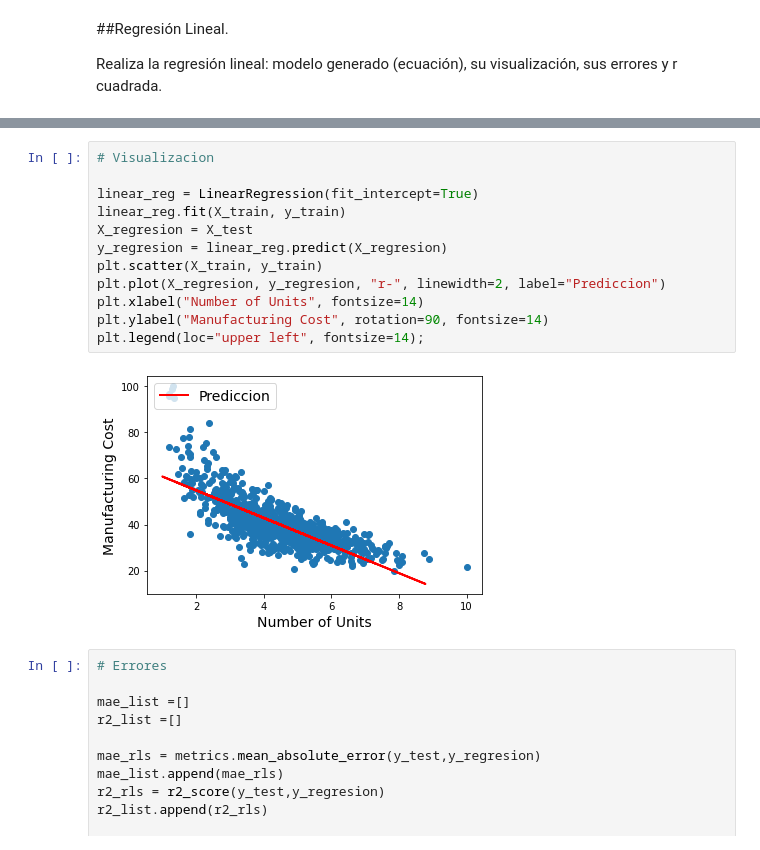
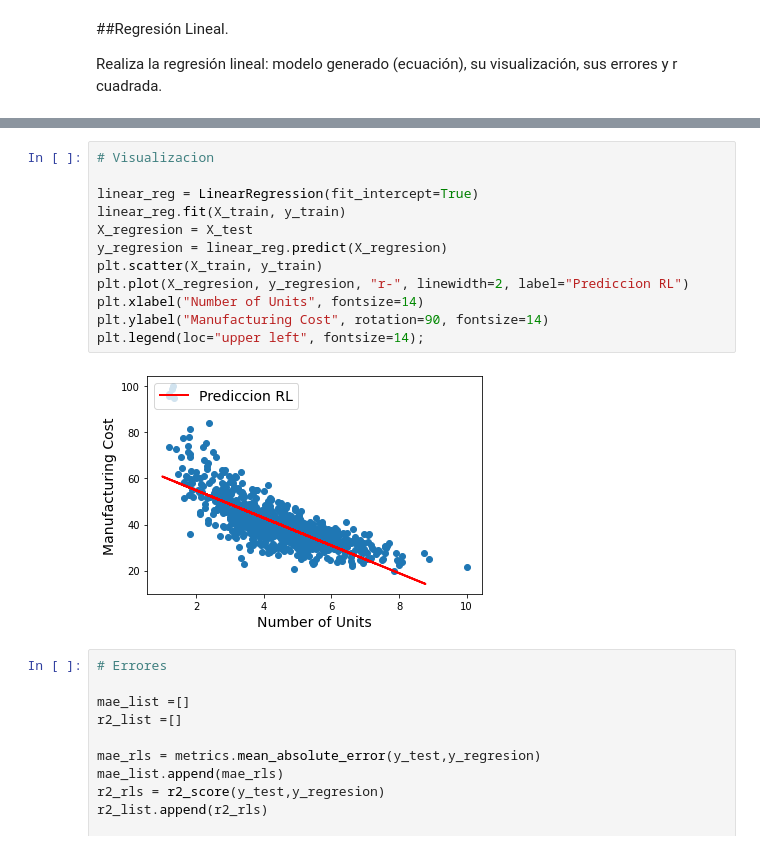
Before and after one commit to PosgradoMNA/actividades-de-aprendizaje-feracor, a Jupyter notebook: A01794022_Actividad_Semanal_7_Regresiones_y_K_means.ipynb, the cells around one changed output, grey strips where cells are left out. Drawn from its saved outputs; the diff is of its cells as text.

```diff
--- a/A01794022_Actividad_Semanal_7_Regresiones_y_K_means.ipynb
+++ b/A01794022_Actividad_Semanal_7_Regresiones_y_K_means.ipynb
@@ -358,17 +359,17 @@ La ecuacion del modelo de regresion lineal es: Y = [-5.98882699] X + 66.83650741
 # %%
 # Visualizacion
 
 linear_reg = LinearRegression(fit_intercept=True)
 linear_reg.fit(X_train, y_train)
 X_regresion = X_test
 y_regresion = linear_reg.predict(X_regresion)
 plt.scatter(X_train, y_train)
-plt.plot(X_regresion, y_regresion, "r-", linewidth=2, label="Prediccion")
+plt.plot(X_regresion, y_regresion, "r-", linewidth=2, label="Prediccion RL")
 plt.xlabel("Number of Units", fontsize=14)
 plt.ylabel("Manufacturing Cost", rotation=90, fontsize=14)
 plt.legend(loc="upper left", fontsize=14);
 # %% [output]
-[figure, old version]
+[figure, new version]
 # %%
 # Errores
 
```
Also changed, not shown: parts of 52 cells of this notebook.
